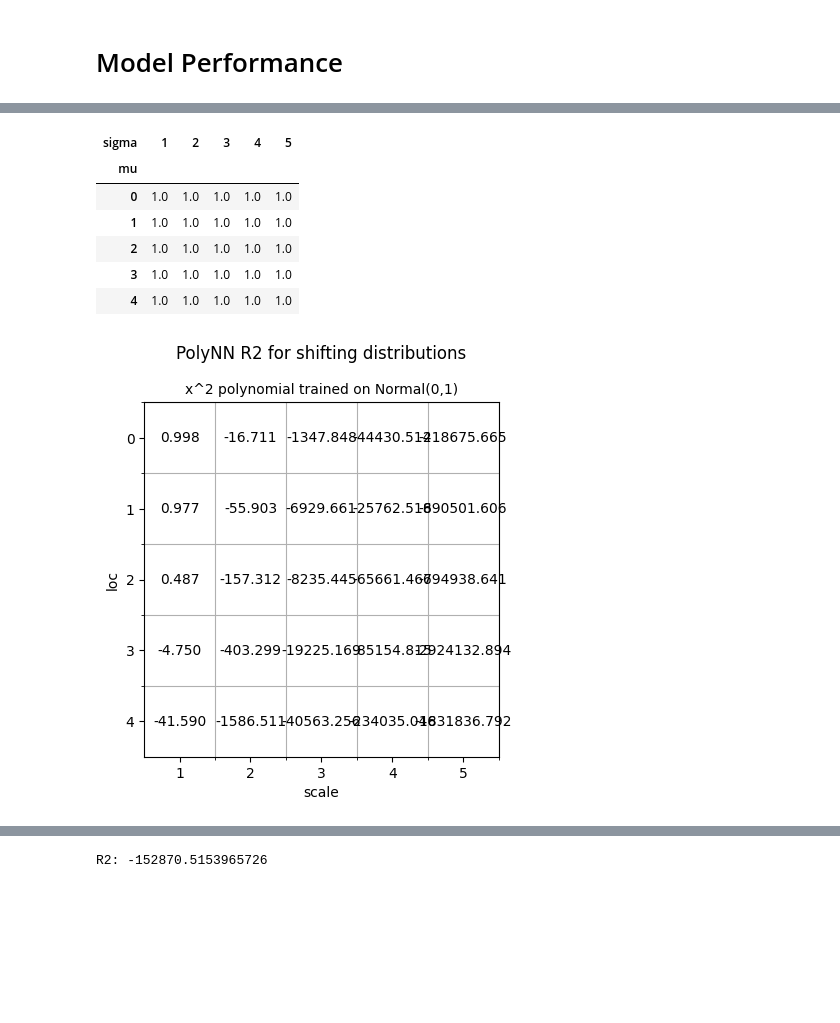
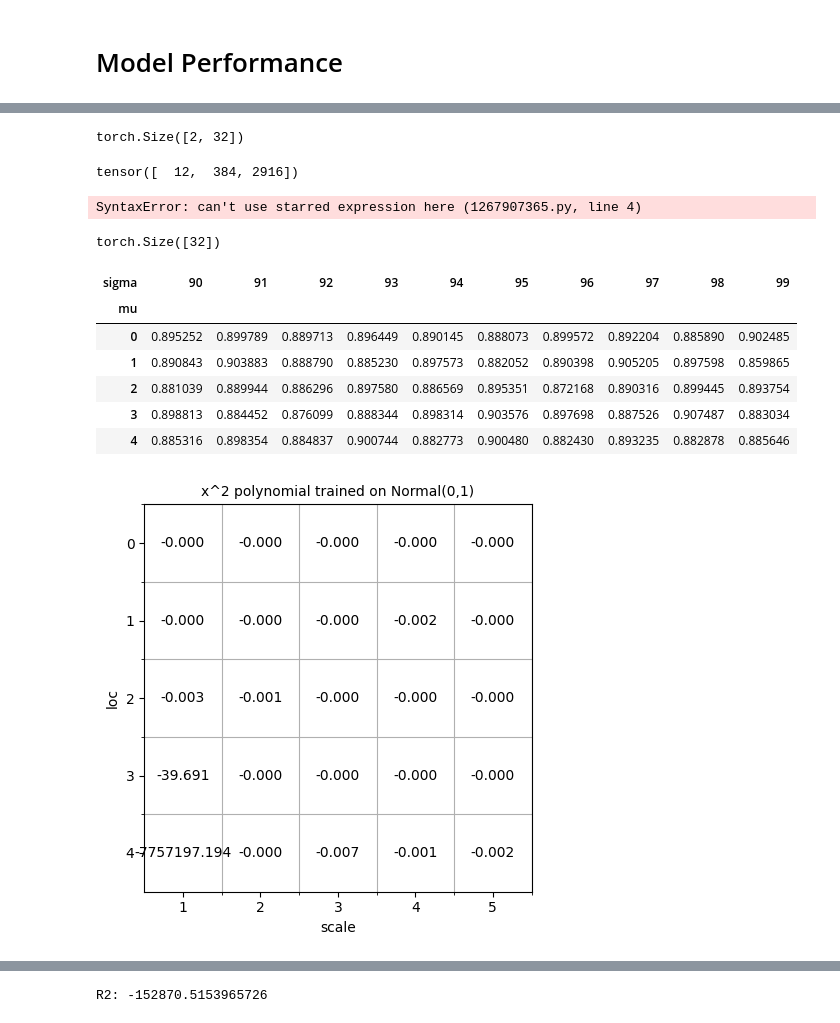
Before and after one commit to jesperhauch/polynomial_deep_learning, a Jupyter notebook: eval.ipynb, the cells around one changed output, grey strips where cells are left out. Saved outputs shown, nothing was run; the diff lists cells and outputs as text; code cells hidden in the pictures; blank space fills up the shorter version.

```diff
--- a/eval.ipynb
+++ b/eval.ipynb
@@ -20,6 +15,6 @@ from utils import model_utils
 # %% [markdown]
 # Model Performance
 # %%
-checkpoint = r"tb_logs\PolynomialNN\x3+3x2+5x\one_layer_three_pow\checkpoints\epoch=29-step=1920.ckpt"
-model = PolynomialNN.load_from_checkpoint(checkpoint)
-polynomial = lambda x: x**3 + 3*x**2 + 5*x
+checkpoint = r"tb_logs\2a3_times_6b2\CCP_relu\version_0\checkpoints\epoch=49-step=3200.ckpt"
+model = CCP_relu.load_from_checkpoint(checkpoint)
+polynomial = lambda a,b: 2*a**3*6*b**2
@@ -44,0 +41,5 @@ test_dataloader = dataloader.test_dataloader()
+# %%
+n_features = polynomial.__code__.co_argcount
+#dataloader = PolynomialGenerator(polynomial, 100000, n_features, dist.normal.Normal(0,5))
+#dataloader.setup("fit")
+#train_dataloader = dataloader.train_dataloader()
@@ -45,5 +66,21 @@ test_dataloader = dataloader.test_dataloader()
+# %%
+x.permute(1,0).shape
+# %% [output]
+torch.Size([2, 32])
+# %%
+polynomial(*torch.tensor([[1, 2, 3], [1,2,3]]))
+# %% [output]
+tensor([  12,  384, 2916])
+# %%
+*x.permute(0,1)
+# %% [output]
+SyntaxError: can't use starred expression here (1267907365.py, line 4)
+# %%
+polynomial(*x.clone().permute(1,0)).shape
+# %% [output]
+torch.Size([32])
 # %%
-scales = range(1, 6)
+scales = range(90, 100)
 means = range(0, 5)
 plot_dict = {'mu': [],
              'sigma': [],
@@ -52,9 +89,9 @@ for mu in means:
     for sigma in scales:
         plot_dict['mu'].append(mu)
         plot_dict['sigma'].append(sigma)
-        dist = Normal(mu, sigma)
-        x = dist.sample((25000,1))
-        y = x.clone().apply_(polynomial)
+        distribution = dist.normal.Normal(mu, sigma)
+        x = distribution.sample((25000,n_features))
+        y = polynomial(*x.clone().permute(1,0))
         with torch.no_grad():
             y_hat = model(x)
             plot_dict['r2'].append(r2_score(y, y_hat))
@@ -64,36 +101,36 @@ data = df.pivot(index="mu", columns="sigma", values="r2")
 # %%
 data
 # %% [output]
-| sigma | 1 | 2 | 3 | 4 | 5 |
-| mu |  |  |  |  |  |
-| 0 | 1.0 | 1.0 | 1.0 | 1.0 | 1.0 |
-| 1 | 1.0 | 1.0 | 1.0 | 1.0 | 1.0 |
-| 2 | 1.0 | 1.0 | 1.0 | 1.0 | 1.0 |
-| 3 | 1.0 | 1.0 | 1.0 | 1.0 | 1.0 |
-| 4 | 1.0 | 1.0 | 1.0 | 1.0 | 1.0 |
+| sigma | 90 | 91 | 92 | 93 | 94 | 95 | 96 | 97 | 98 | 99 |
+| mu |  |  |  |  |  |  |  |  |  |  |
+| 0 | 0.895252 | 0.899789 | 0.889713 | 0.896449 | 0.890145 | 0.888073 | 0.899572 | 0.892204 | 0.885890 | 0.902485 |
+| 1 | 0.890843 | 0.903883 | 0.888790 | 0.885230 | 0.897573 | 0.882052 | 0.890398 | 0.905205 | 0.897598 | 0.859865 |
+| 2 | 0.881039 | 0.889944 | 0.886296 | 0.897580 | 0.886569 | 0.895351 | 0.872168 | 0.890316 | 0.899445 | 0.893754 |
+| 3 | 0.898813 | 0.884452 | 0.876099 | 0.888344 | 0.898314 | 0.903576 | 0.897698 | 0.887526 | 0.907487 | 0.883034 |
+| 4 | 0.885316 | 0.898354 | 0.884837 | 0.900744 | 0.882773 | 0.900480 | 0.882430 | 0.893235 | 0.882878 | 0.885646 |
 # %%
 loc = 0
 scale = 1
 fig, ax = plt.subplots()
 ax.set_title("x^2 polynomial trained on Normal(0,1)", fontsize=10)
 ax.grid(True, which="minor")
 ax.imshow(data, alpha=0)
 
 ax.set_ylabel("loc")
 ax.set_xlabel("scale")
 ax.set_xticks(np.array(scales)-0.5, minor=True)
 ax.set_yticks(np.array(means)-0.5, minor=True)
 ax.set_yticklabels([''] + data.index.values.tolist())
 ax.set_xticklabels([''] + data.columns.values.tolist())
 
 for (i, j), z in np.ndenumerate(data):
     ax.text(j, i, '{:0.3f}'.format(z), ha="center", va="center")
 
-fig.suptitle("PolyNN R2 for shifting distributions");
+#fig.suptitle("PolyNN R2 for shifting distributions");
 fig.tight_layout()
 #fig.savefig("imgs/PolyNN_x2_test.png", dpi=600, transparent=True)
 # %% [output]
-[figure, old version]
+[figure, new version]
 # %%
 dist = Normal(0, 1)
 x = dist.sample((10000,1))
```
Also changed, not shown: parts of 15 cells of this notebook, 20 other files.
